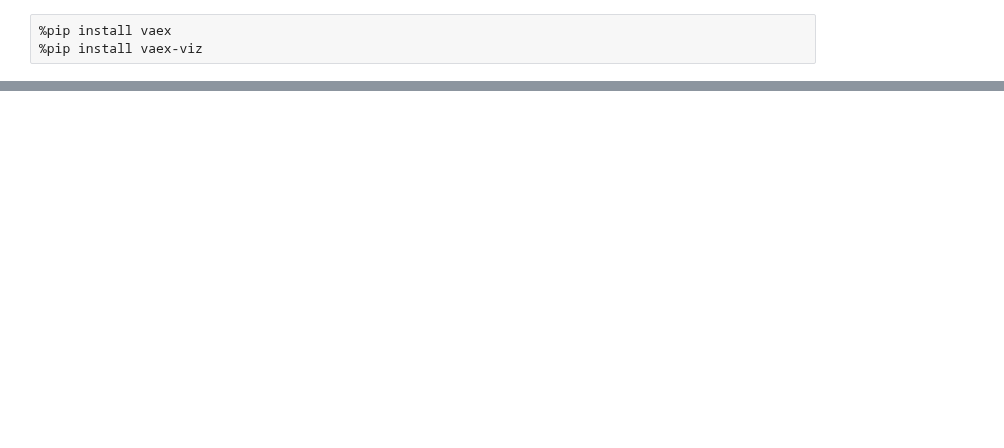
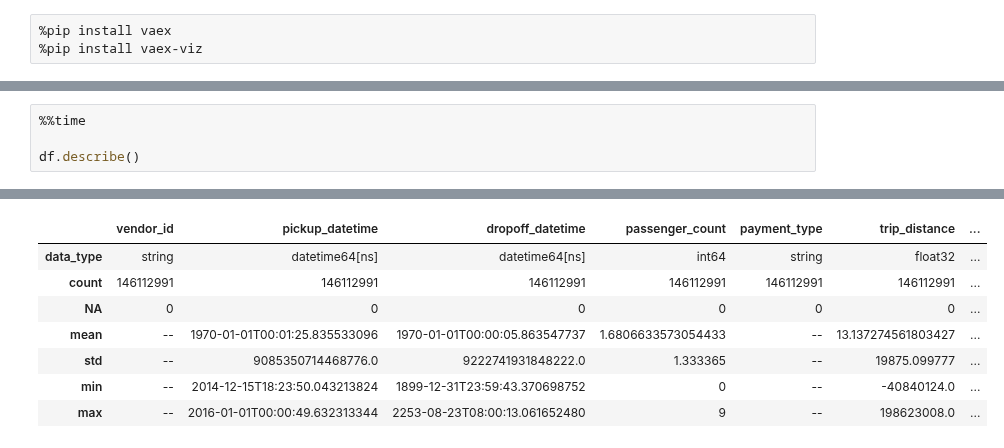
Before and after one commit to Ironhack-Data-Madrid-Julio-2023/apuntes_clase, a Jupyter notebook: semana_4/4.4 - Vaex.ipynb, the cells around one changed output, grey strips where cells are left out. Drawn from its saved outputs; the diff is of its cells as text; blank space fills up the shorter version.

```diff
--- a/semana_4/4.4 - Vaex.ipynb
+++ b/semana_4/4.4 - Vaex.ipynb
@@ -31,0 +99,5 @@ https://towardsdatascience.com/how-to-analyse-100s-of-gbs-of-data-on-your-laptop
+# %%
+%%time
+
+df.describe()
+# %% [output]
@@ -31,0 +106,8 @@ https://towardsdatascience.com/how-to-analyse-100s-of-gbs-of-data-on-your-laptop
+|  | vendor_id | pickup_datetime | dropoff_datetime | passenger_count | payment_type | trip_distance | ... |
+| data_type | string | datetime64[ns] | datetime64[ns] | int64 | string | float32 | ... |
+| count | 146112991 | 146112991 | 146112991 | 146112991 | 146112991 | 146112991 | ... |
+| NA | 0 | 0 | 0 | 0 | 0 | 0 | ... |
+| mean | -- | 1970-01-01T00:01:25.835533096 | 1970-01-01T00:00:05.863547737 | 1.6806633573054433 | -- | 13.137274561803427 | ... |
+| std | -- | 9085350714468776.0 | 9222741931848222.0 | 1.333365 | -- | 19875.099777 | ... |
+| min | -- | 2014-12-15T18:23:50.043213824 | 1899-12-31T23:59:43.370698752 | 0 | -- | -40840124.0 | ... |
+| max | -- | 2016-01-01T00:00:49.632313344 | 2253-08-23T08:00:13.061652480 | 9 | -- | 198623008.0 | ... |
```
Also changed, not shown: parts of 10 cells of this notebook, 1 other file.
